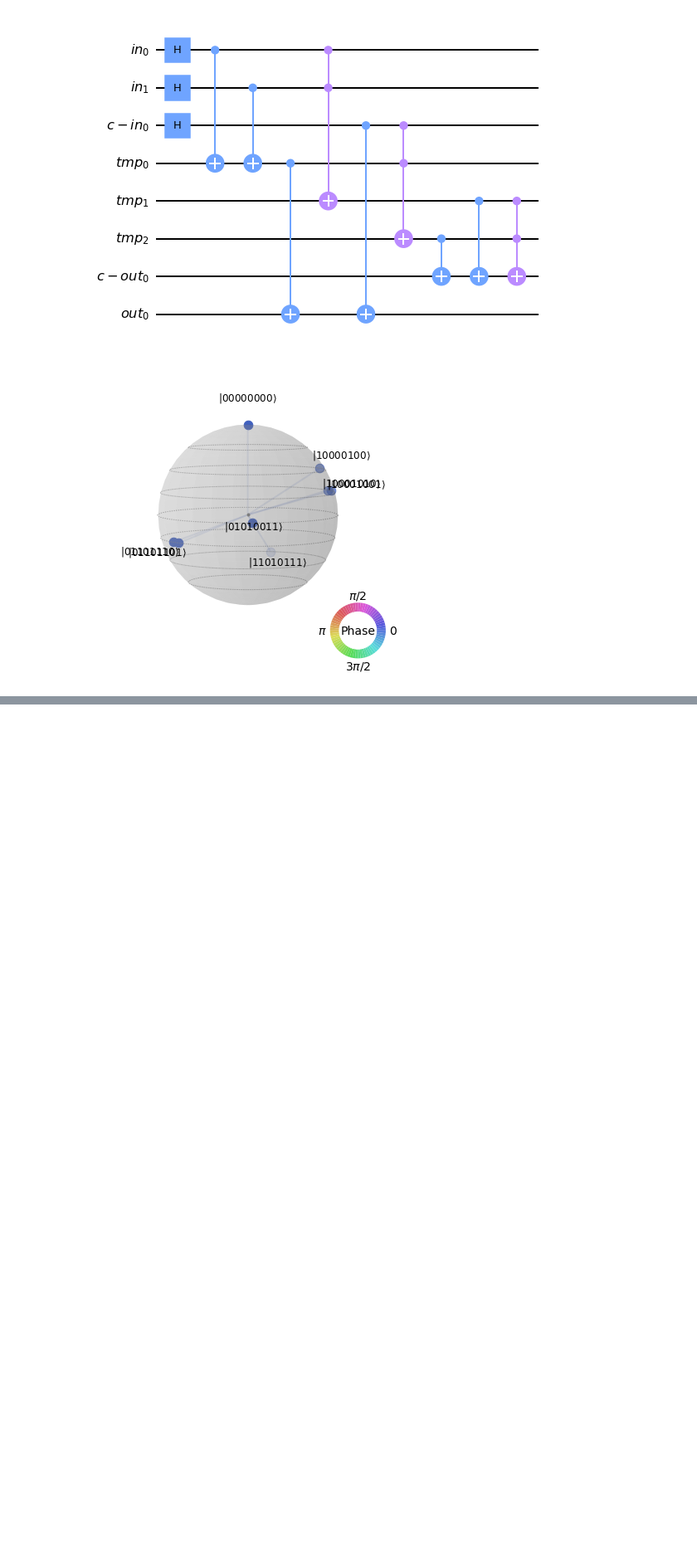
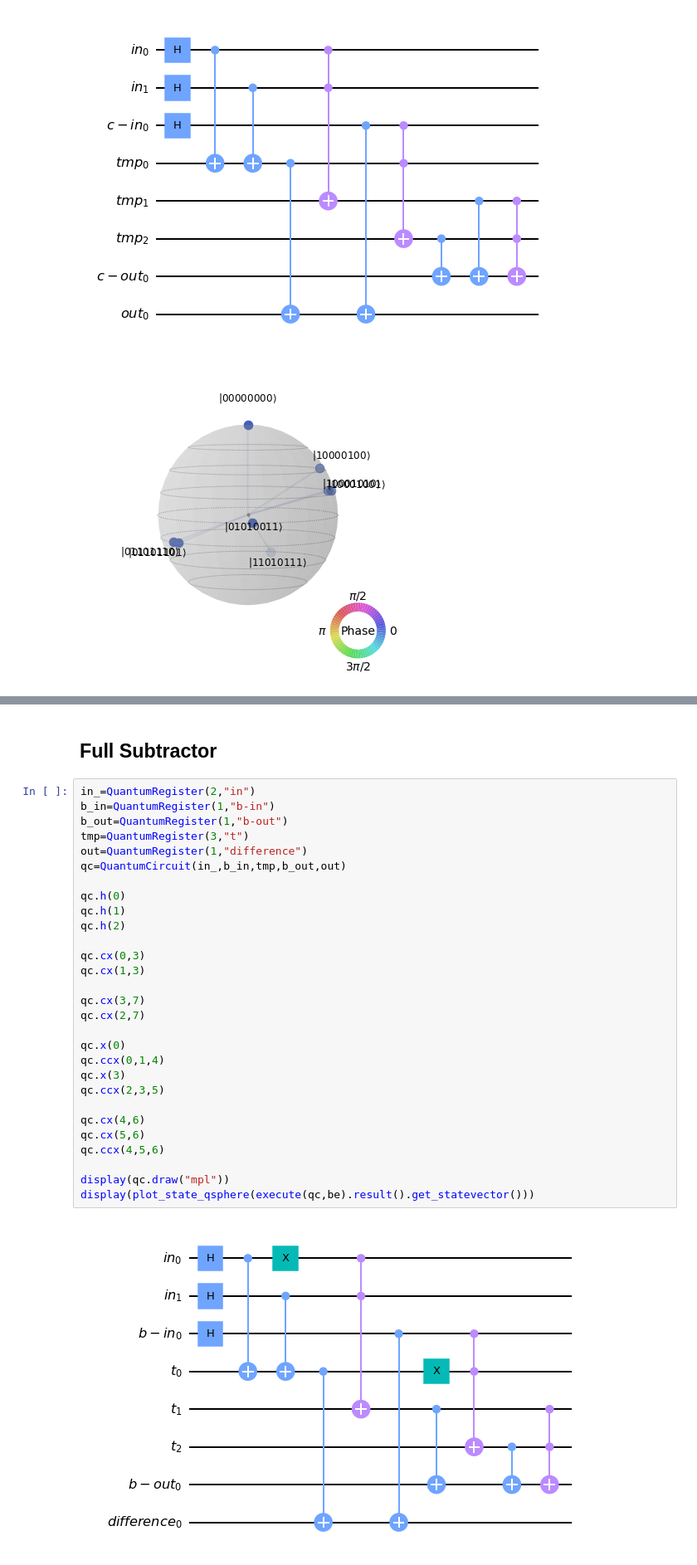
Before and after one commit to alihakimtaskiran/QArithmetics, a Jupyter notebook: Arithmetic Systems for Quantum Computing.ipynb, the cells around one changed output, grey strips where cells are left out. Shown at 83% size. Cells and saved outputs as stored; diff of their text form; blank space fills up the shorter version.

```diff
--- a/Arithmetic Systems for Quantum Computing.ipynb
+++ b/Arithmetic Systems for Quantum Computing.ipynb
@@ -74,0 +95,33 @@ display(plot_state_qsphere(execute(qc,be).result().get_statevector()))
+# %% [markdown]
+## Full Subtractor
+# %%
+in_=QuantumRegister(2,"in")
+b_in=QuantumRegister(1,"b-in")
+b_out=QuantumRegister(1,"b-out")
+tmp=QuantumRegister(3,"t")
+out=QuantumRegister(1,"difference")
+qc=QuantumCircuit(in_,b_in,tmp,b_out,out)
+
+qc.h(0)
+qc.h(1)
+qc.h(2)
+
+qc.cx(0,3)
+qc.cx(1,3)
+
+qc.cx(3,7)
+qc.cx(2,7)
+
+qc.x(0)
+qc.ccx(0,1,4)
+qc.x(3)
+qc.ccx(2,3,5)
+
+qc.cx(4,6)
+qc.cx(5,6)
+qc.ccx(4,5,6)
+
+display(qc.draw("mpl"))
+display(plot_state_qsphere(execute(qc,be).result().get_statevector()))
+# %% [output]
+[figure, added]
```
Also changed, not shown: parts of 3 cells of this notebook.
